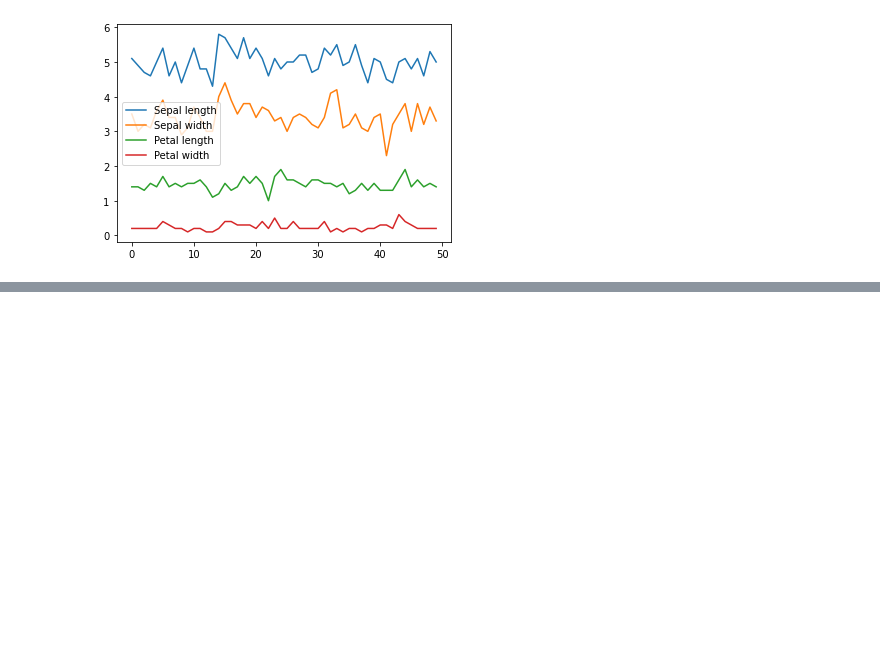
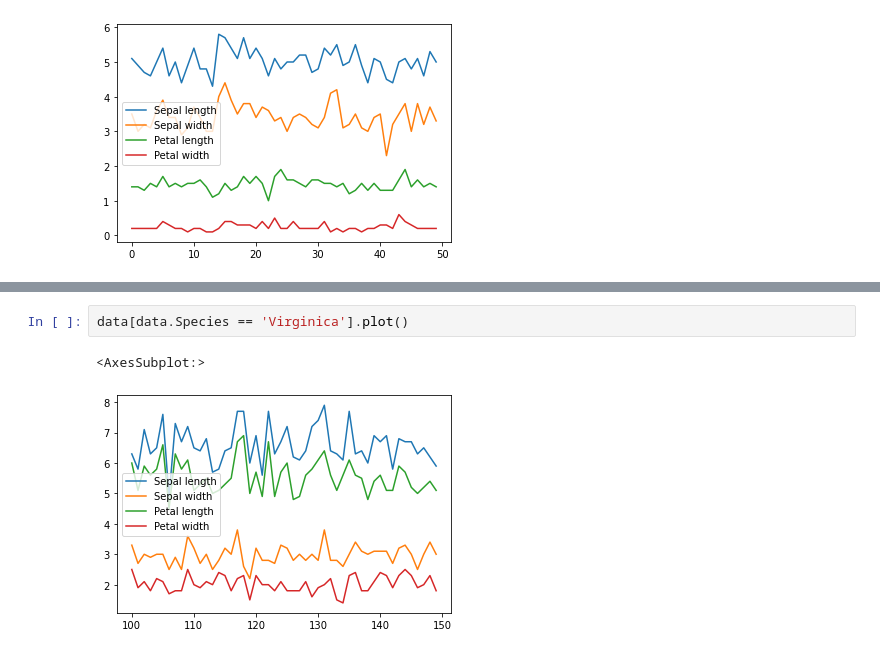
Before and after one commit to syedirfanx/data-comprehension, a Jupyter notebook: data-comprehension-using-python.ipynb, the cells around one changed output, grey strips where cells are left out. Cells and saved outputs as stored; diff of their text form; blank space fills up the shorter version.

```diff
--- a/data-comprehension-using-python.ipynb
+++ b/data-comprehension-using-python.ipynb
@@ -162,0 +163,5 @@ data[data.Species == 'Setosa'].plot( kind='bar')
+# %%
+data[data.Species == 'Virginica'].plot()
+# %% [output]
+<AxesSubplot:>
+[figure, added]
```
Also changed, not shown: parts of 2 cells of this notebook.
